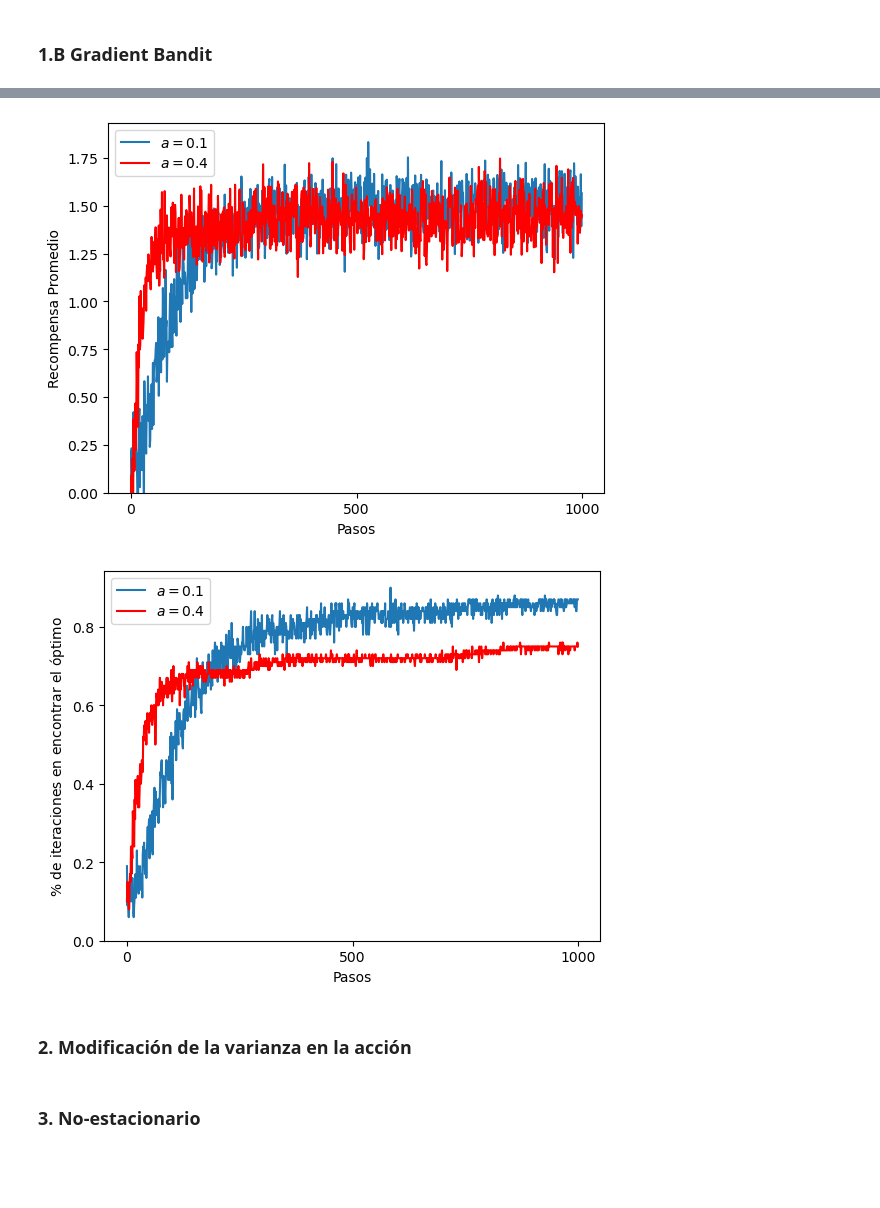
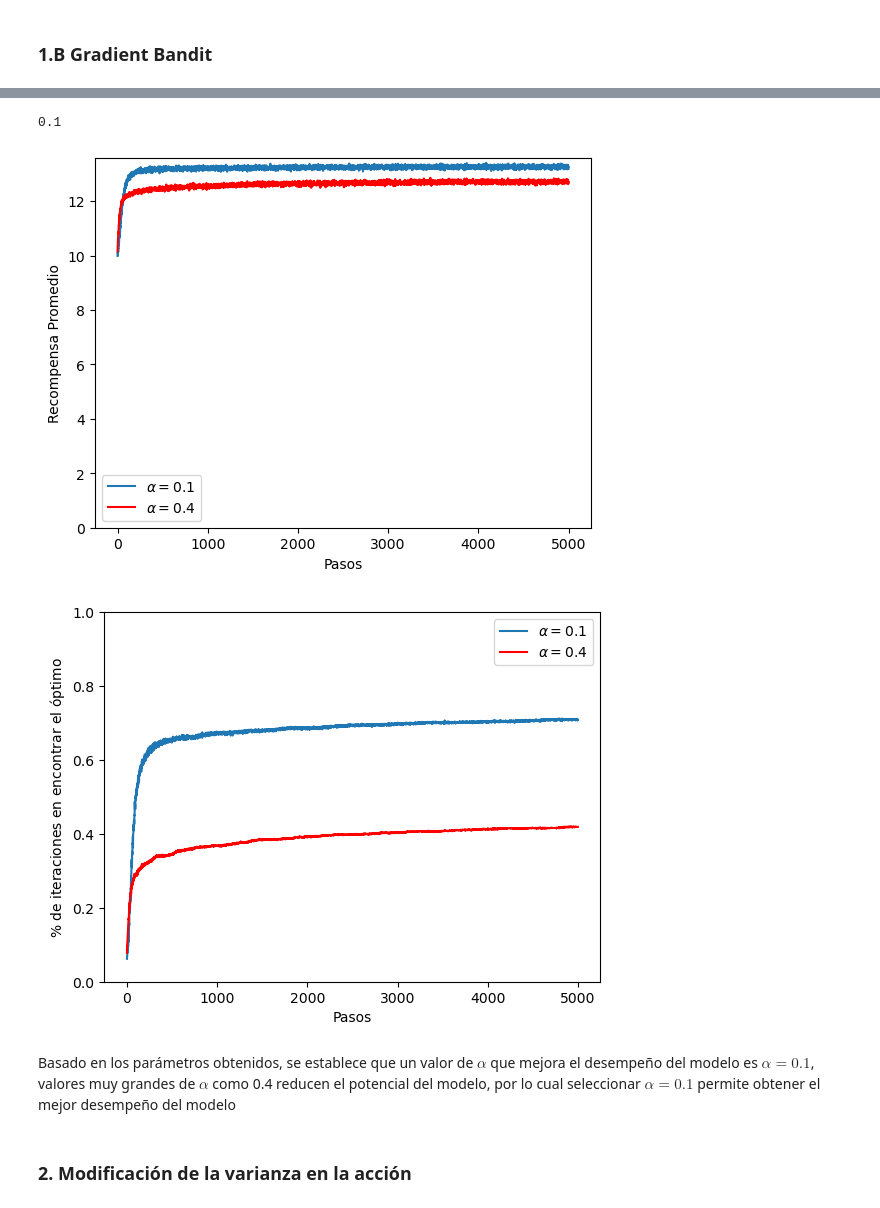
Before and after one commit to wilmarc/Reinforcement-Learning, a Jupyter notebook: hw1-wacg/Tarea1_wacg.ipynb, the cells around one changed output, grey strips where cells are left out. Drawn from its saved outputs; the diff is of its cells as text; code cells hidden in the pictures; blank space fills up the shorter version.

```diff
--- a/hw1-wacg/Tarea1_wacg.ipynb
+++ b/hw1-wacg/Tarea1_wacg.ipynb
@@ -175,7 +327,7 @@ plt.show()
 # output: Recompensa promedio obtenida de cada paso en las diferentes iteraciones, así como el porcentaje de iteraciones en que se selecciona la acción óptima de acuerdo con
 # la metodología de gradient bandit.
 
-def gradient_bandit (alpha,num_bandits,steps,iter):
+def gradient_bandit (alpha,num_bandits,steps,iter,action_var_i):
         #arreglo para almacenar las recompensas promedio en todo el horizonte
     avg_reward=np.zeros(steps)
         #arreglo para almacenar el conteo de iteraciones en las que se selecciona la acción óptima
@@ -203,19 +355,19 @@ def gradient_bandit (alpha,num_bandits,steps,iter):
                 #selección de una acción del bandit: selección con una probabilidad guiada por las \pi (tiende a seleccionar aquel con mayor probabilida de preferencia)
             act=np.random.choice(np.arange(n_bandits),p=pi_a)
                 #cálculo de la recompensa dado un bandit seleccionado y una varianza definida
-            reward_i=f_rewards(q_ini[act],action_var)
+            reward_i=f_rewards(q_ini[act],action_var_i)
 
                 #(Sutton & Barto) and ¯Rt 2 R is the average of all the rewards up through and including time t, which can be computed incrementally
             baseline=rewards[:s].mean() if s>0 else 0
 
                 #Cálculo de las preferencias de cada una de las acciones
-            for k in range(n_bandits):
+            for k in range(num_bandits):
                 if k == act:
                     preferences[k]+=alpha*(reward_i-baseline)*(1-pi_a[k])
                 else:
                     preferences[k]-=alpha*(reward_i-baseline)*pi_a[k]
 
-            e_x=np.exp(preferences-np.max(preferences))
+            e_x=np.exp(preferences)
             pi_a=e_x/e_x.sum()
 
                 #alamcenamiento de la información de la recompensa y el número de iteraciones requeridas para el óptimo
@@ -234,52 +386,53 @@ def gradient_bandit (alpha,num_bandits,steps,iter):
 # %%
 
 
-#definición de la lista de epsilon que se quiere evaluar
-alphas=[0.1,0.4]
-
 #Función para evaluar múltiples valores para alpha en la uimplementación de epsilon-greedy
-def eval_alp(alphas):
+def eval_alp(alphas,action_var_i):
         #arreglos vaciós en dónde se almacenará la información de las diferentes corridas
     avg_r=np.zeros((steps,len(alphas)))
     optimal_res=np.zeros((steps,len(alphas)))
         #evalaución de las combinacioens de número de iteraciones y valor de alpha para la evaluación
     for a in range(len(alphas)):
-        rewards,percent=gradient_bandit(alphas[a],n_bandits,steps,iter)
+        rewards,percent=gradient_bandit(alphas[a],n_bandits,steps,iter,action_var_i)
         avg_r[:,a]=rewards
         optimal_res[:,a]=percent
     return avg_r,optimal_res
 
-
+#definición de la lista de epsilon que se quiere evaluar
+alphas=[0.1,0.4]
 steps_arr=np.arange(0,steps,dtype=int)
-avg_r,optimal_r=eval_alp(alphas)
+avg_r1,optimal_r1=eval_alp(alphas,action_var)
 # %%
 #gráfica para la recompensa
+print(alphas[0])
+
 plt.figure()
-plt.plot(avg_r[:,0],label=f"$a=0.1$")
-plt.plot(avg_r[:,1],c="r",label=f"$a=0.4$")
+plt.plot(avg_r1[:,0],label=r"$\alpha=$"+str(alphas[0]))
+plt.plot(avg_r1[:,1],c="r",label=r"$\alpha=$"+str(alphas[1]))
 
-plt.xticks(range(0,steps+1,500))
+plt.xticks(range(0,steps+1,1000))
 plt.xlabel("Pasos")
 plt.ylabel("Recompensa Promedio")
 plt.ylim(0)
 plt.legend()
 plt.show()
 
 #Gráfica para el % de iteraciones al óptimo
 plt.figure()
-plt.plot(optimal_r[:,0],label=f"$a=0.1$")
-plt.plot(optimal_r[:,1],c="r",label=f"$a=0.4$")
+plt.plot(optimal_r1[:,0],label=r"$\alpha=$"+str(alphas[0]))
+plt.plot(optimal_r1[:,1],c="r",label=r"$\alpha=$"+str(alphas[1]))
 
-plt.xticks(range(0,steps+1,500))
+plt.xticks(range(0,steps+1,1000))
 plt.xlabel("Pasos")
 plt.ylabel("$\%$ de iteraciones en encontrar el óptimo")
-plt.ylim(0)
+plt.ylim(0,1)
 plt.legend()
 plt.show()
 # %% [output]
+0.1
-[figure, old version]
+[figure, new version]
-[figure, old version]
+[figure, new version]
+# %% [markdown]
+Basado en los parámetros obtenidos, se establece que un valor de $\alpha$ que mejora el desempeño del modelo es $\alpha=0.1$, valores muy grandes de $\alpha$ como 0.4 reducen el potencial del modelo, por lo cual seleccionar $\alpha=0.1$ permite obtener el mejor desempeño del modelo
 # %% [markdown]
 ### 2. Modificación de la varianza en la acción
-# %% [markdown]
-### 3. No-estacionario
```
Also changed, not shown: parts of 28 cells of this notebook, 1 other file.
